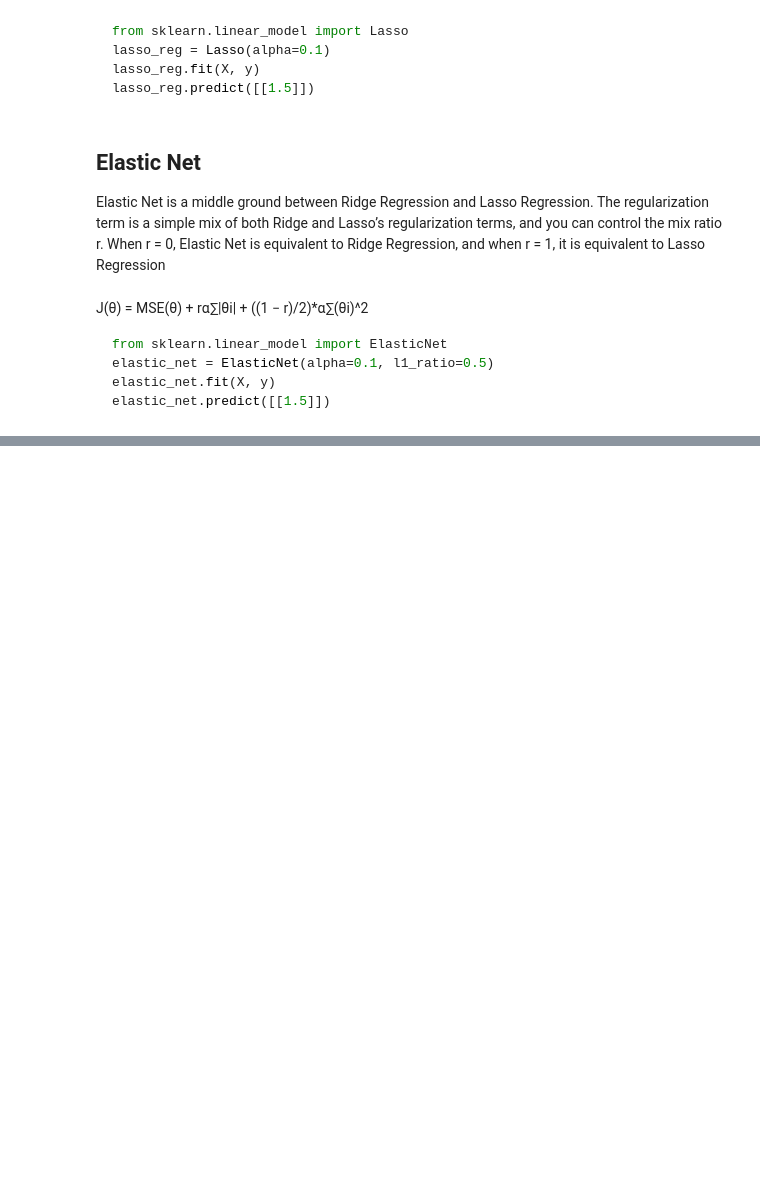
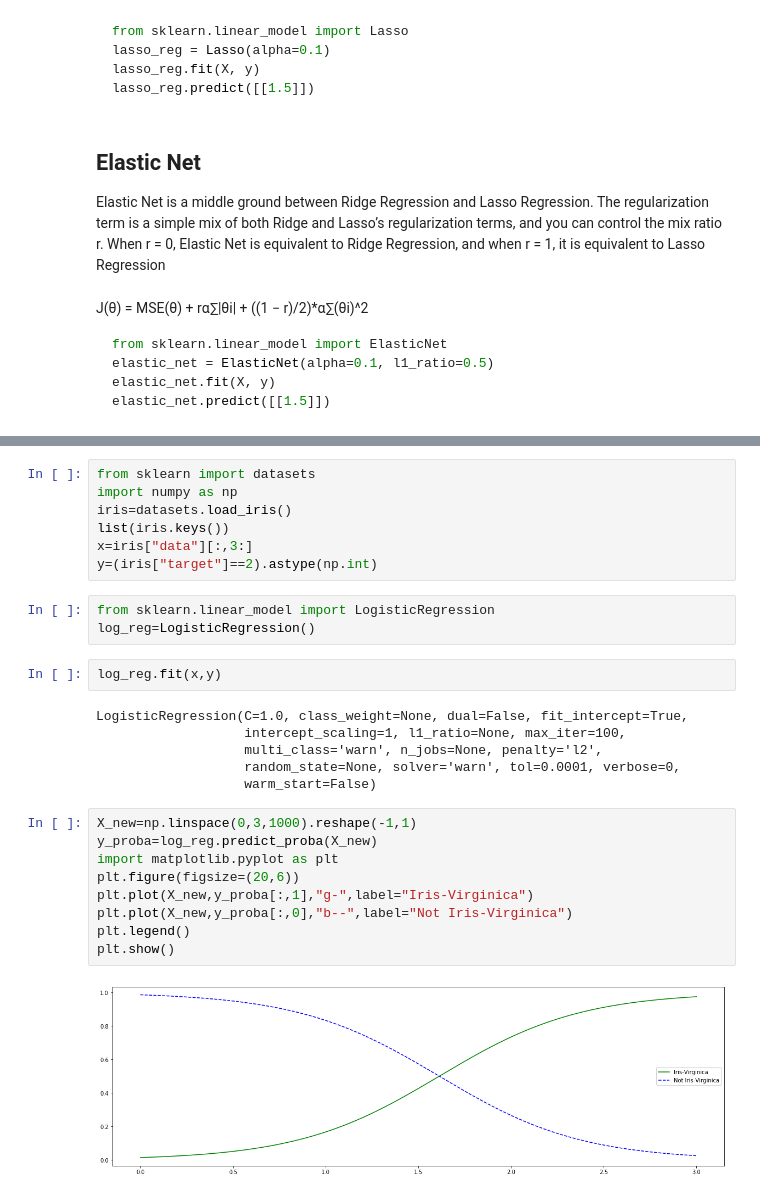
Before and after one commit to Kaushal1011/machine-learning, a Jupyter notebook: src/MasterNotebook.ipynb, the cells around one changed output, grey strips where cells are left out. Cells and saved outputs as stored; diff of their text form; blank space fills up the shorter version.

Commit message:
added logistic regression

```diff
--- a/src/MasterNotebook.ipynb
+++ b/src/MasterNotebook.ipynb
@@ -406,0 +442,29 @@ tures are strongly correlated.
+# %%
+from sklearn import datasets
+import numpy as np
+iris=datasets.load_iris()
+list(iris.keys())
+x=iris["data"][:,3:]
+y=(iris["target"]==2).astype(np.int)
+# %%
+from sklearn.linear_model import LogisticRegression
+log_reg=LogisticRegression()
+# %%
+log_reg.fit(x,y)
+# %% [output]
+LogisticRegression(C=1.0, class_weight=None, dual=False, fit_intercept=True,
+                   intercept_scaling=1, l1_ratio=None, max_iter=100,
+                   multi_class='warn', n_jobs=None, penalty='l2',
+                   random_state=None, solver='warn', tol=0.0001, verbose=0,
+                   warm_start=False)
+# %%
+X_new=np.linspace(0,3,1000).reshape(-1,1)
+y_proba=log_reg.predict_proba(X_new)
+import matplotlib.pyplot as plt
+plt.figure(figsize=(20,6))
+plt.plot(X_new,y_proba[:,1],"g-",label="Iris-Virginica")
+plt.plot(X_new,y_proba[:,0],"b--",label="Not Iris-Virginica")
+plt.legend()
+plt.show()
+# %% [output]
+[figure, added]
```
Also changed, not shown: parts of 19 cells of this notebook.
